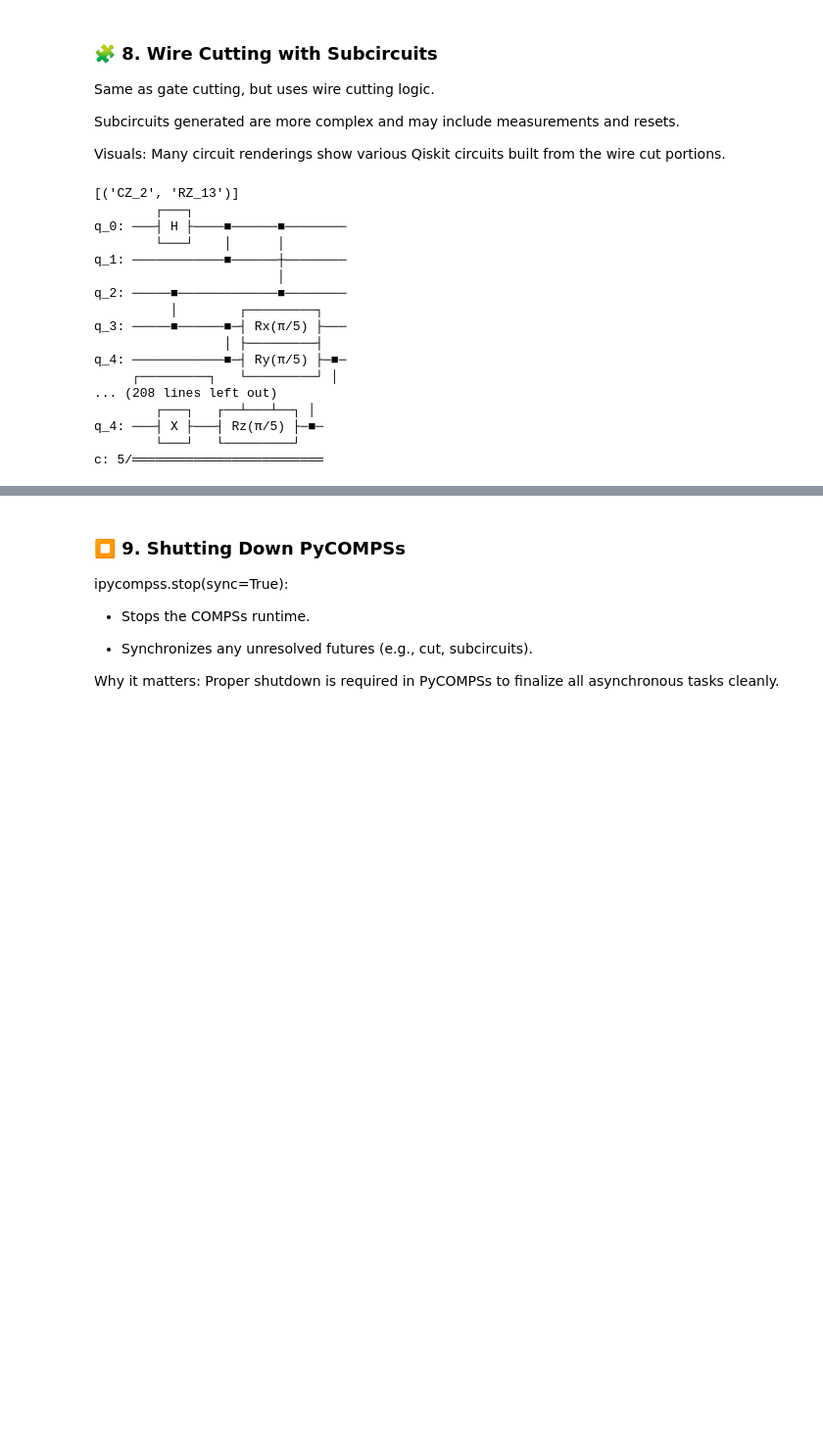
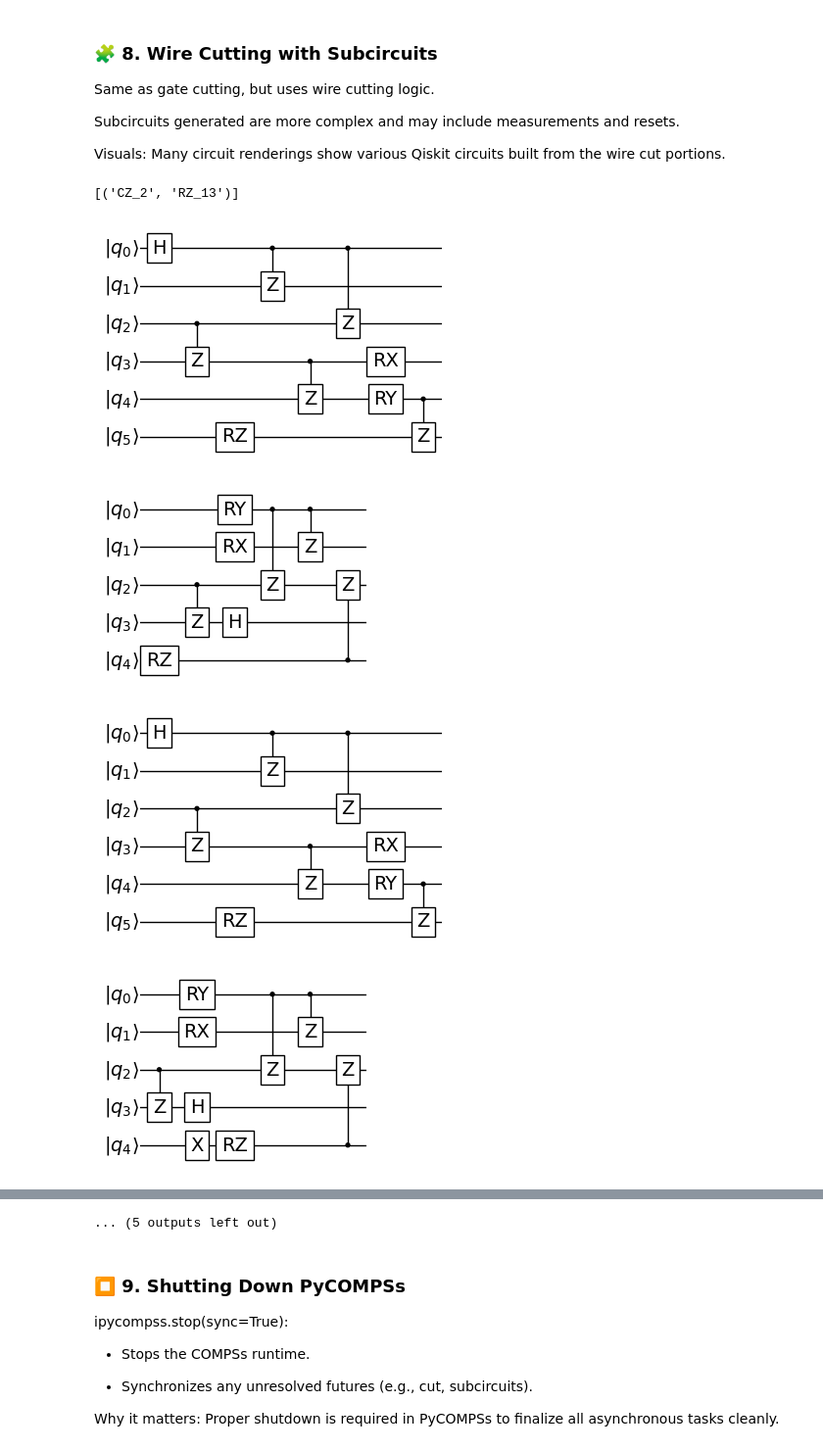
Before and after one commit to bsc-wdc/qdislib, a Jupyter notebook: notebooks/Qdislib_Notebook.ipynb, the cells around one changed output, grey strips where cells are left out. Shown at 98% size. Cells and saved outputs as stored; diff of their text form; code cells hidden in the pictures; blank space fills up the shorter version.

```diff
--- a/notebooks/Qdislib_Notebook.ipynb
+++ b/notebooks/Qdislib_Notebook.ipynb
@@ -257,29 +239,18 @@ Visuals: Many circuit renderings show various Qiskit circuits built from the wir
 # %%
 circuit = entire_circuit()
 
 cut = qd.find_cut(circuit, gate_cut=False)
 print(cut)
-subcircuits = qd.wire_cutting_subcircuits(circuit,cut)
+subcircuits = qd.wire_cutting_subcircuits(circuit,cut, "qibo")
 
 subcircuits = compss_wait_on(subcircuits)
 
 for subcirc in subcircuits:
-    print(subcirc)
+    #print(subcirc)
+    plot_circuit(subcirc, scale = 0.5);
 # %% [output]
 [('CZ_2', 'RZ_13')]
-        ┌───┐
-q_0: ───┤ H ├────■──────■────────
-        └───┘    │      │
-q_1: ────────────■──────┼────────
-                        │
-q_2: ─────■─────────────■────────
-          │        ┌─────────┐
-q_3: ─────■──────■─┤ Rx(π/5) ├───
-                 │ ├─────────┤
-q_4: ────────────■─┤ Ry(π/5) ├─■─
-     ┌─────────┐   └─────────┘ │
-... (208 lines left out)
-        ┌───┐   ┌──┴───┴──┐ │
-q_4: ───┤ X ├───┤ Rz(π/5) ├─■─
-        └───┘   └─────────┘
-c: 5/═════════════════════════
+[figure, added]
+[figure, added]
+[figure, added]
+[figure, added]
@@ -286,3 +264,4 @@ c: 5/═════════════════════════
+... (5 outputs left out)
 # %% [markdown]
 ### ⏹️ 9. Shutting Down PyCOMPSs
 
```
Also changed, not shown: parts of 8 cells of this notebook, 2 other files.
